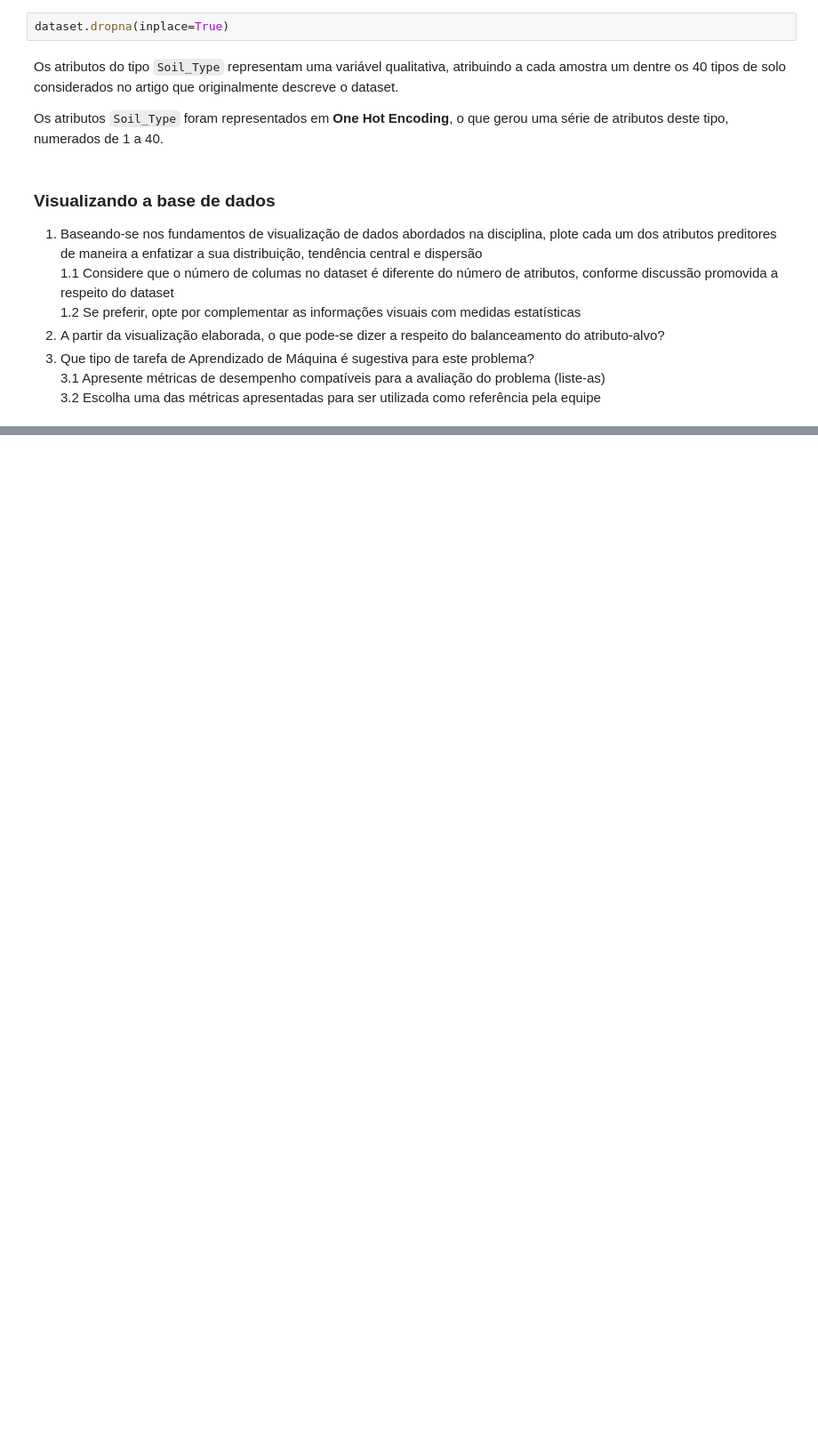
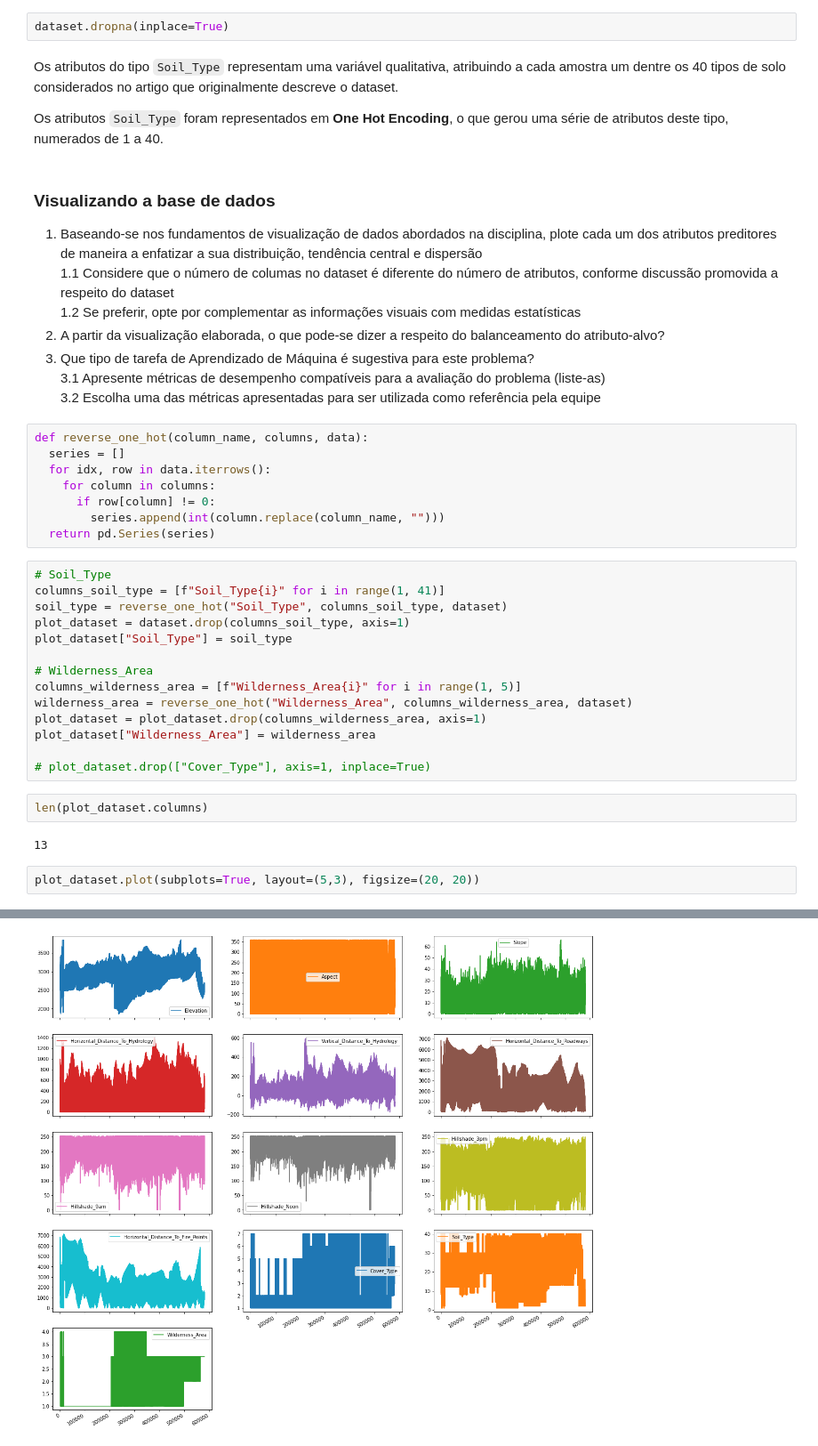
Before and after one commit to migvanderlei/rna-2-2, a Jupyter notebook: PP2_2_1_Conhecendo_o_Conjunto_de_Dados.ipynb, the cells around one changed output, grey strips where cells are left out. Shown: that part at 89% size. Saved outputs shown, nothing was run; the diff lists cells and outputs as text; blank space fills up the shorter version.

```diff
--- a/PP2_2_1_Conhecendo_o_Conjunto_de_Dados.ipynb
+++ b/PP2_2_1_Conhecendo_o_Conjunto_de_Dados.ipynb
@@ -109,3 +114,32 @@ Os atributos `Soil_Type` foram representados em **One Hot Encoding**, o que gero
 3. Que tipo de tarefa de Aprendizado de Máquina é sugestiva para este problema?
 3.1 Apresente métricas de desempenho compatíveis para a avaliação do problema (liste-as)
 3.2 Escolha uma das métricas apresentadas para ser utilizada como referência pela equipe
+# %%
+def reverse_one_hot(column_name, columns, data):
+  series = []
+  for idx, row in data.iterrows():
+    for column in columns:
+      if row[column] != 0:
+        series.append(int(column.replace(column_name, "")))
+  return pd.Series(series)
+# %%
+# Soil_Type
+columns_soil_type = [f"Soil_Type{i}" for i in range(1, 41)]
+soil_type = reverse_one_hot("Soil_Type", columns_soil_type, dataset)
+plot_dataset = dataset.drop(columns_soil_type, axis=1)
+plot_dataset["Soil_Type"] = soil_type
+
+# Wilderness_Area
+columns_wilderness_area = [f"Wilderness_Area{i}" for i in range(1, 5)]
+wilderness_area = reverse_one_hot("Wilderness_Area", columns_wilderness_area, dataset)
+plot_dataset = plot_dataset.drop(columns_wilderness_area, axis=1)
+plot_dataset["Wilderness_Area"] = wilderness_area
+
+# plot_dataset.drop(["Cover_Type"], axis=1, inplace=True)
+# %%
+len(plot_dataset.columns)
+# %% [output]
+13
+# %%
+plot_dataset.plot(subplots=True, layout=(5,3), figsize=(20, 20))
+# %% [output]
@@ -111,0 +162 @@ Os atributos `Soil_Type` foram representados em **One Hot Encoding**, o que gero
+[figure, added]
```
Also changed, not shown: parts of 11 cells of this notebook.
